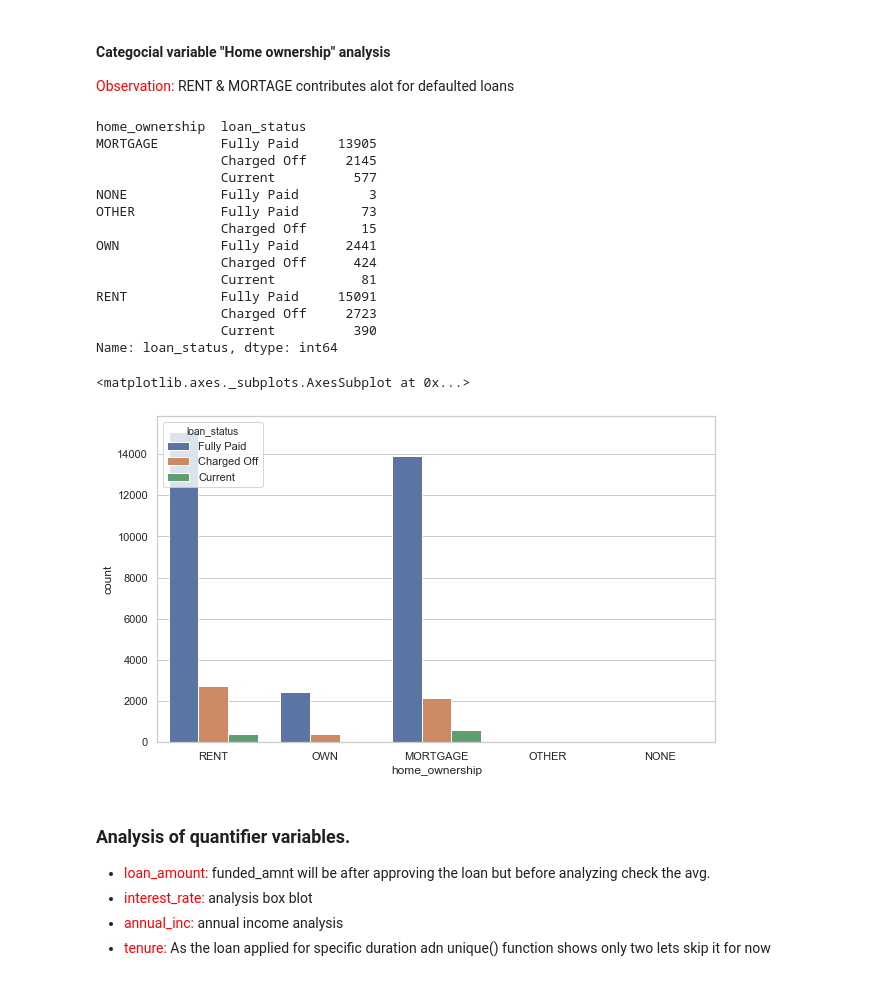
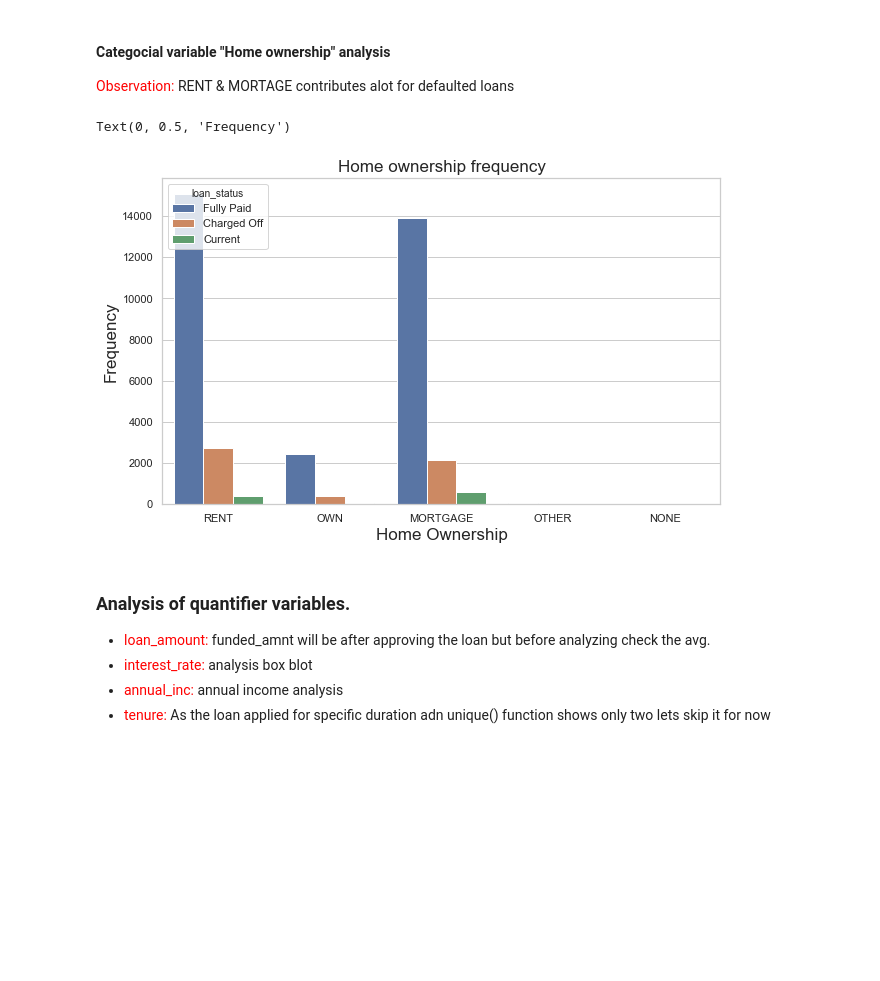
Before and after one commit to ps2420/LendingClubCaseStudy, a Jupyter notebook: Pankaj_Singh.ipynb, the cells around one changed output. Saved outputs shown, nothing was run; the diff lists cells and outputs as text; code cells hidden in the pictures; blank space fills up the shorter version.

```diff
--- a/Pankaj_Singh.ipynb
+++ b/Pankaj_Singh.ipynb
@@ -96,7 +99,7 @@ chargeoff_within_12_mths                56
 pub_rec_bankruptcies                   697
 # %%
 #Drop additional columns as its not needed, our purpose is to flag the customer when the loan is applied
-additional_colums_to_drop = ['collections_12_mths_ex_med', 'chargeoff_within_12_mths', 'delinq_amnt']
+additional_colums_to_drop = ['collections_12_mths_ex_med', 'chargeoff_within_12_mths', 'delinq_amnt', 'revol_util', 'last_pymnt_d', 'last_credit_pull_d']
 lending_case = lending_case.drop(columns = additional_colums_to_drop)
 print("Shape after dropping columns with no importance :: ", lending_case.shape)
 # %% [output]
@@ -126,0 +130,4 @@ last_credit_pull_d               2
+# %%
+#print(lending_case['title'].value_counts())
+lending_case['title'].fillna('Debt Consolidation', inplace = True)
+print_columns_with_missing_value(lending_case)
@@ -205,7 +215,7 @@ dtype: object
 #pd.to_datetime(lending_case['issue_d'], format="%b-%y").dt.year
 lending_case['issue_d'] = pd.to_datetime(lending_case['issue_d'], format="%b-%y")
 lending_case['issue_d_year'] = lending_case['issue_d'].dt.year
-lending_case['issue_d_month'] = lending_case['issue_d'].dt.month
+lending_case['issue_d_month'] = lending_case['issue_d'].dt.month.apply(lambda x: calendar.month_abbr[x])
 # %%
 print(lending_case[['issue_d', 'issue_d_year', 'issue_d_month']].head(2))
 print(lending_case['issue_d'].dtypes)
@@ -296,26 +314,16 @@ charged_off_loans['purpose'].value_counts().plot.bar()
 #### Categocial variable "Home ownership" analysis
 <font color="red">Observation: </font>RENT & MORTAGE contributes alot for defaulted loans
 # %%
-print(lending_case.groupby(['home_ownership'])['loan_status'].value_counts())
+#print(lending_case.groupby(['home_ownership'])['loan_status'].value_counts())
 plt.figure(figsize=[10,6])
-sns.countplot(x = "home_ownership", hue="loan_status", data =lending_case)
+ax = sns.countplot(x = "home_ownership", hue="loan_status", data =lending_case)
+
+ax.set_title("Home ownership frequency", fontsize=17)
+ax.set_xlabel("Home Ownership", fontsize=17)
+ax.set_ylabel("Frequency", fontsize=17)
 # %% [output]
-home_ownership  loan_status
-MORTGAGE        Fully Paid     13905
-                Charged Off     2145
-                Current          577
-NONE            Fully Paid         3
-OTHER           Fully Paid        73
-                Charged Off       15
-OWN             Fully Paid      2441
-                Charged Off      424
-                Current           81
-RENT            Fully Paid     15091
-                Charged Off     2723
-                Current          390
-Name: loan_status, dtype: int64
+Text(0, 0.5, 'Frequency')
-<matplotlib.axes._subplots.AxesSubplot at 0x...>
-[figure, old version]
+[figure, new version]
 # %% [markdown]
 ### Analysis of quantifier variables.
 <ul>
```
Also changed, not shown: parts of 59 cells of this notebook.
